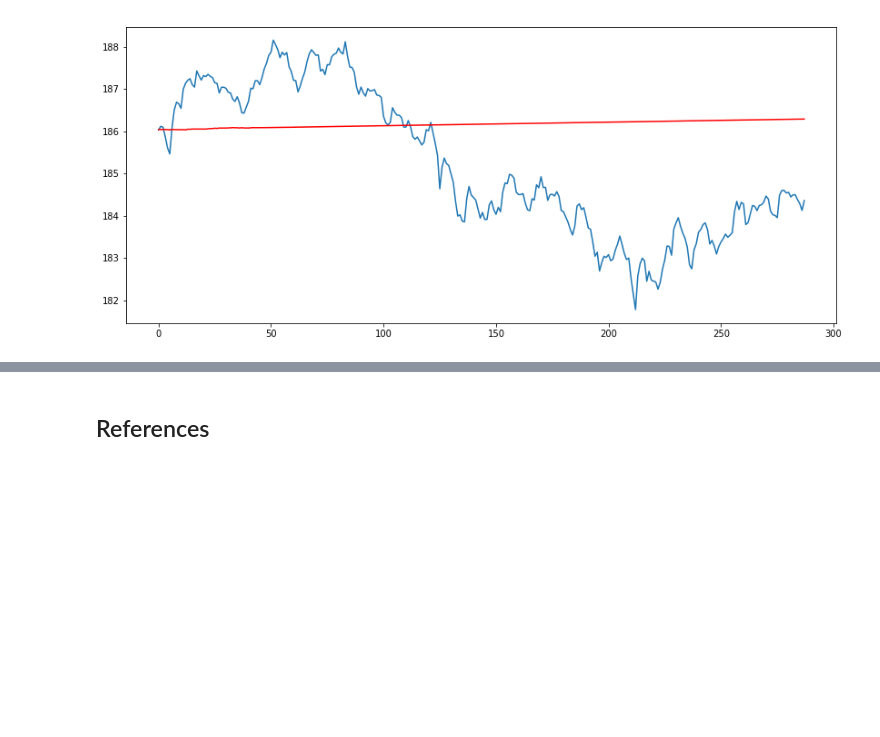
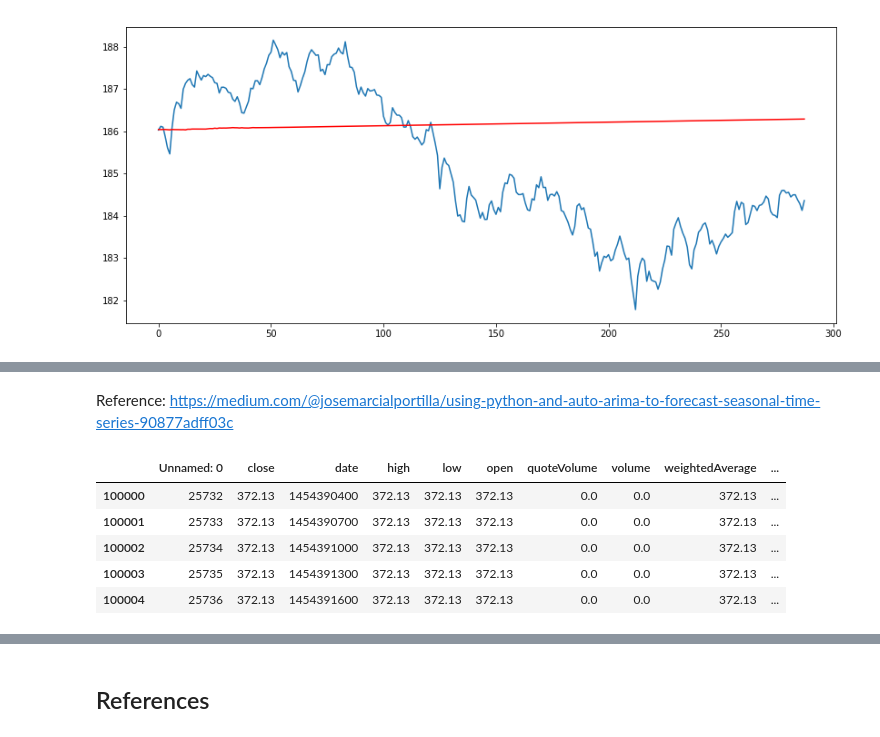
Before and after one commit to jeffbruce/time-series, a Jupyter notebook: crypto/crypto_exploration.ipynb, the cells around one changed output, grey strips where cells are left out. Drawn from its saved outputs; the diff is of its cells as text; code cells hidden in the pictures; blank space fills up the shorter version.

```diff
--- a/crypto/crypto_exploration.ipynb
+++ b/crypto/crypto_exploration.ipynb
@@ -171,0 +172,2 @@ KeyboardInterrupt:
+# %% [markdown]
+Reference: https://medium.com/@josemarcialportilla/using-python-and-auto-arima-to-forecast-seasonal-time-series-90877adff03c
@@ -171,0 +184,9 @@ KeyboardInterrupt:
+# %%
+btc_data_date.head()
+# %% [output]
+|  | Unnamed: 0 | close | date | high | low | open | quoteVolume | volume | weightedAverage | ... |
+| 100000 | 25732 | 372.13 | 1454390400 | 372.13 | 372.13 | 372.13 | 0.0 | 0.0 | 372.13 | ... |
+| 100001 | 25733 | 372.13 | 1454390700 | 372.13 | 372.13 | 372.13 | 0.0 | 0.0 | 372.13 | ... |
+| 100002 | 25734 | 372.13 | 1454391000 | 372.13 | 372.13 | 372.13 | 0.0 | 0.0 | 372.13 | ... |
+| 100003 | 25735 | 372.13 | 1454391300 | 372.13 | 372.13 | 372.13 | 0.0 | 0.0 | 372.13 | ... |
+| 100004 | 25736 | 372.13 | 1454391600 | 372.13 | 372.13 | 372.13 | 0.0 | 0.0 | 372.13 | ... |
```
Also changed, not shown: parts of 23 cells of this notebook.
